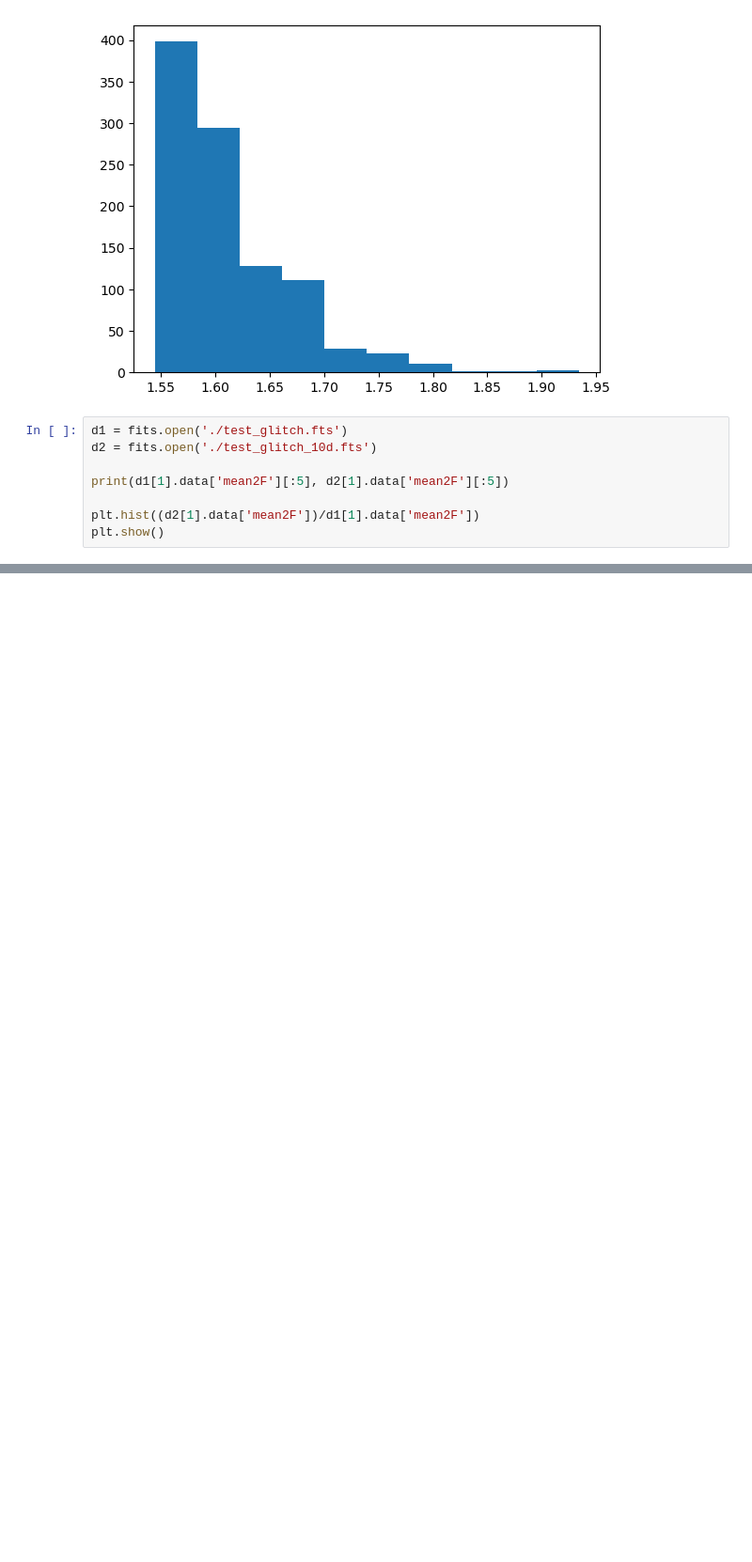
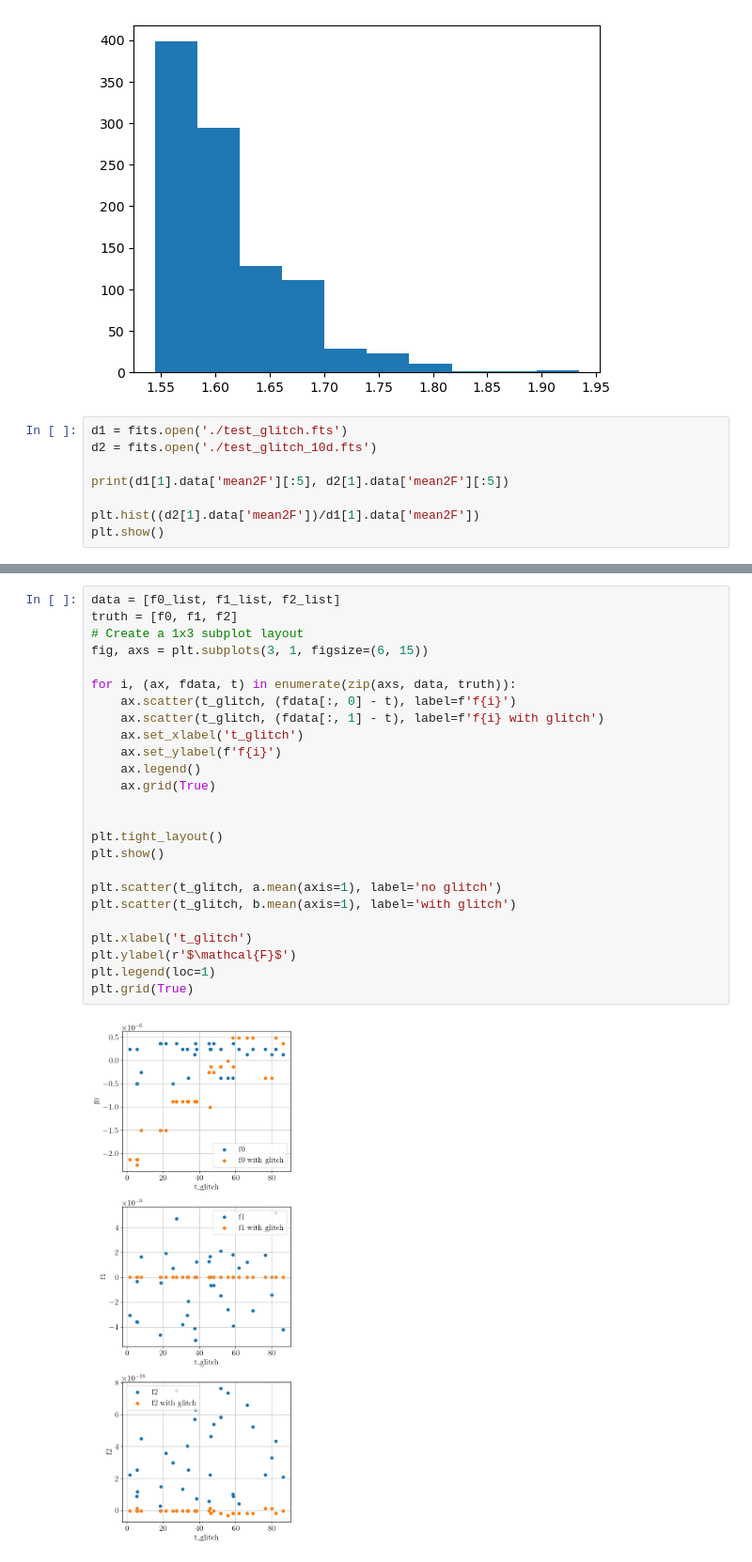
Before and after one commit to damondmc/simGlitch, a Jupyter notebook: search_setup.ipynb, the cells around one changed output, grey strips where cells are left out. Shown at 94% size. Saved outputs shown, nothing was run; the diff lists cells and outputs as text; blank space fills up the shorter version.

```diff
--- a/search_setup.ipynb
+++ b/search_setup.ipynb
@@ -331,0 +444,27 @@ Name: 0, dtype: float64
+# %%
+data = [f0_list, f1_list, f2_list]
+truth = [f0, f1, f2]
+# Create a 1x3 subplot layout
+fig, axs = plt.subplots(3, 1, figsize=(6, 15))
+
+for i, (ax, fdata, t) in enumerate(zip(axs, data, truth)):
+    ax.scatter(t_glitch, (fdata[:, 0] - t), label=f'f{i}')
+    ax.scatter(t_glitch, (fdata[:, 1] - t), label=f'f{i} with glitch')
+    ax.set_xlabel('t_glitch')
+    ax.set_ylabel(f'f{i}')
+    ax.legend()
+    ax.grid(True)
+
+
+plt.tight_layout()
+plt.show()
+
+plt.scatter(t_glitch, a.mean(axis=1), label='no glitch')
+plt.scatter(t_glitch, b.mean(axis=1), label='with glitch')
+
+plt.xlabel('t_glitch')
+plt.ylabel(r'$\mathcal{F}$')
+plt.legend(loc=1)
+plt.grid(True)
+# %% [output]
+[figure, added]
```
Also changed, not shown: parts of 35 cells of this notebook, 13 other files.
